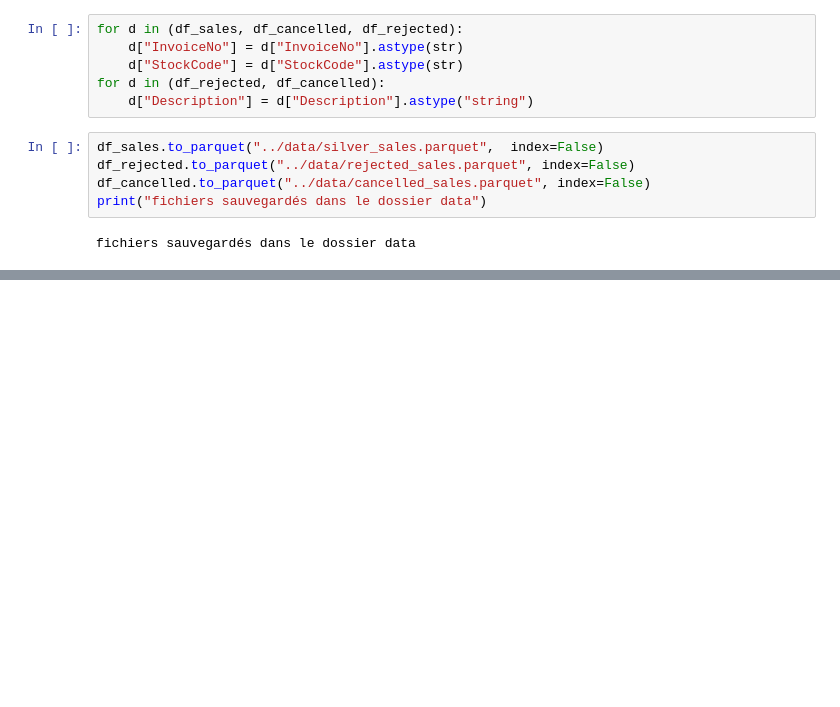
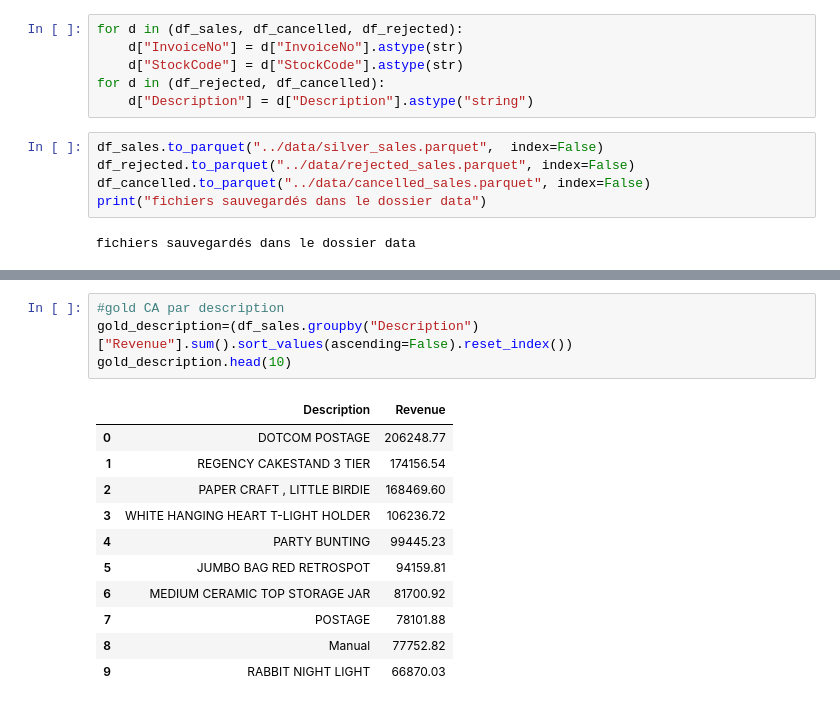
Before and after one commit to Hiba1304/real-time-ecommerce-data-engineering, a Jupyter notebook: notebooks/data_exploration.ipynb, the cells around one changed output, grey strips where cells are left out. Cells and saved outputs as stored; diff of their text form; blank space fills up the shorter version.

```diff
--- a/notebooks/data_exploration.ipynb
+++ b/notebooks/data_exploration.ipynb
@@ -231,0 +252,16 @@ print("Panier moyen :", round(df_sales.groupby("InvoiceNo")["Revenue"].sum().mea
+# %%
+#gold CA par description
+gold_description=(df_sales.groupby("Description")["Revenue"].sum().sort_values(ascending=False).reset_index())
+gold_description.head(10)
+# %% [output]
+|  | Description | Revenue |
+| 0 | DOTCOM POSTAGE | 206248.77 |
+| 1 | REGENCY CAKESTAND 3 TIER | 174156.54 |
+| 2 | PAPER CRAFT , LITTLE BIRDIE | 168469.60 |
+| 3 | WHITE HANGING HEART T-LIGHT HOLDER | 106236.72 |
+| 4 | PARTY BUNTING | 99445.23 |
+| 5 | JUMBO BAG RED RETROSPOT | 94159.81 |
+| 6 | MEDIUM CERAMIC TOP STORAGE JAR | 81700.92 |
+| 7 | POSTAGE | 78101.88 |
+| 8 | Manual | 77752.82 |
+| 9 | RABBIT NIGHT LIGHT | 66870.03 |
```
Also changed, not shown: parts of 7 cells of this notebook, 3 other files.
